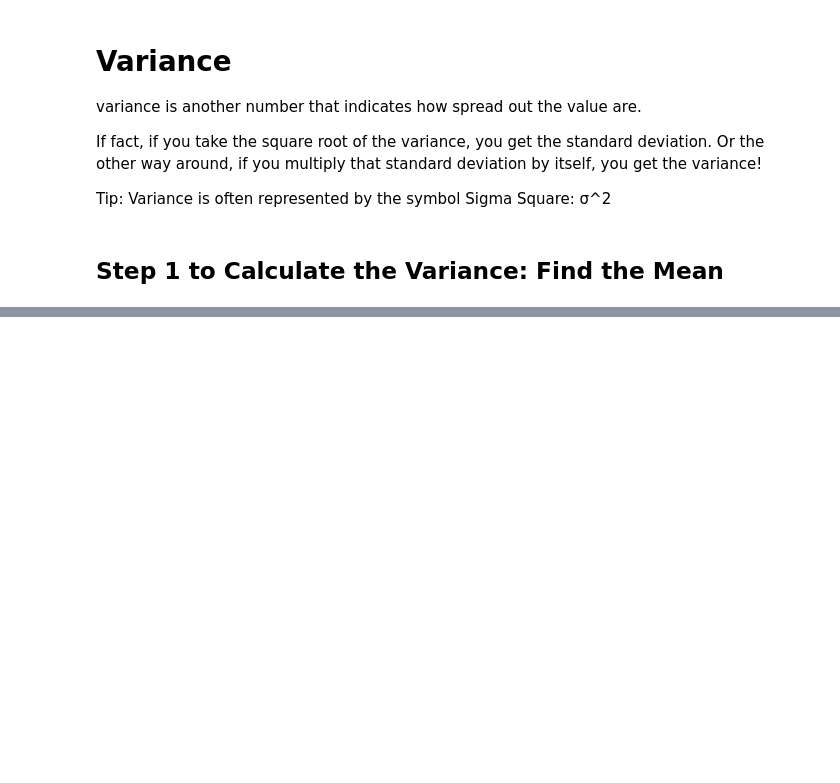
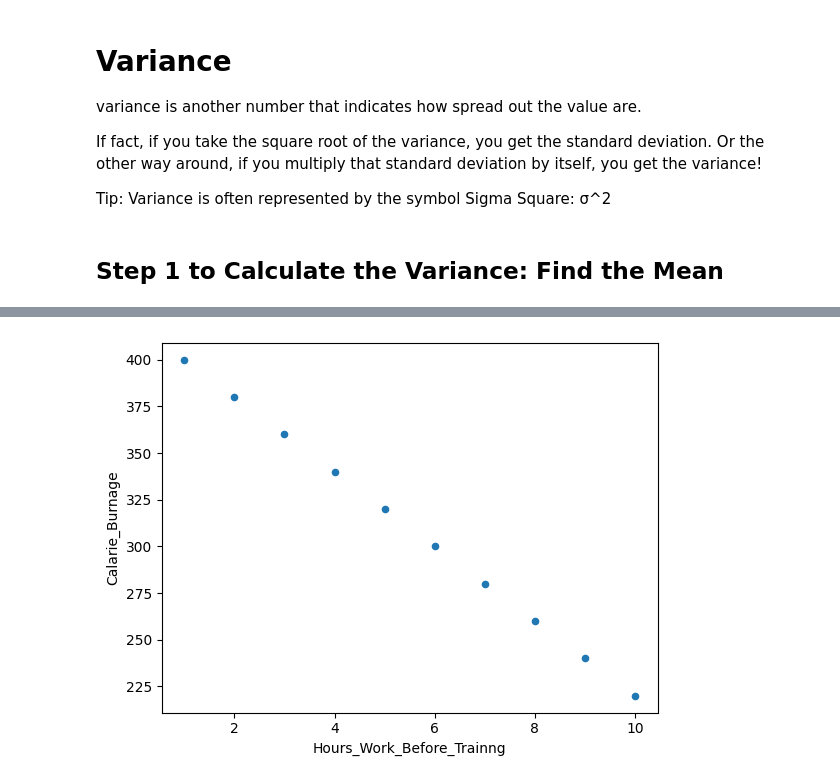
Before and after one commit to Hangsovoleak/Data-Science-Learning, a Jupyter notebook: Data_Science_1.ipynb, the cells around one changed output, grey strips where cells are left out. Drawn from its saved outputs; the diff is of its cells as text; code cells hidden in the pictures; blank space fills up the shorter version.

```diff
--- a/Data_Science_1.ipynb
+++ b/Data_Science_1.ipynb
@@ -668,0 +726,17 @@ Tip: Variance is often represented by the symbol Sigma Square: σ^2
+# %%
+# Ex: of a perfect negative linear relationship (correlation coefficient = -1)
+# x-axis represents the amount of hours worked at our job before a training session. the y-axis is calorie_burnage
+# the correlation coefficient here is -1
+
+import pandas as pd
+import matplotlib.pyplot as plt
+
+negative_corr = {'Hours_Work_Before_Trainng': [10, 9, 8, 7, 6, 5, 4, 3, 2, 1],
+                 'Calarie_Burnage': [220, 240, 260, 280, 300, 320, 340, 360, 380, 400]}
+
+negative_corr = pd.DataFrame(data=negative_corr)
+
+negative_corr.plot(x = 'Hours_Work_Before_Trainng', y = 'Calarie_Burnage', kind = 'scatter')
+plt.show()
+# %% [output]
+[figure, added]
```
Also changed, not shown: parts of 6 cells of this notebook.
